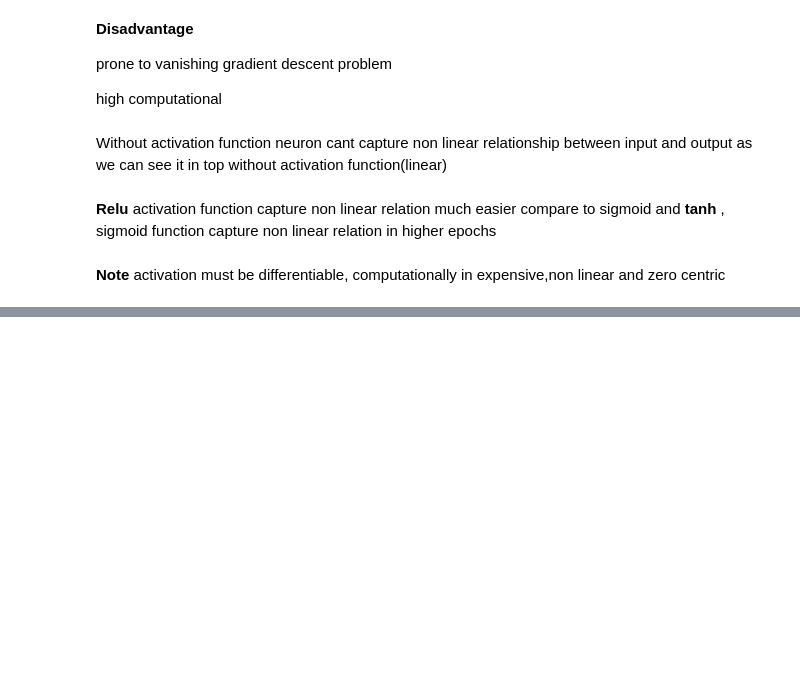
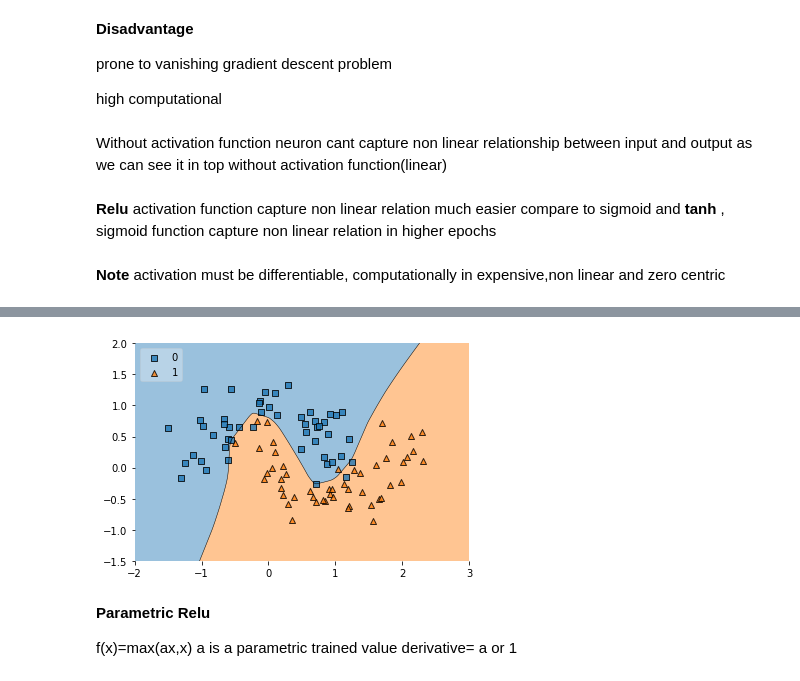
Before and after one commit to DeepakRautella/google_collab, a Jupyter notebook: Activation_Function.ipynb, the cells around one changed output, grey strips where cells are left out. Drawn from its saved outputs; the diff is of its cells as text; code cells hidden in the pictures; blank space fills up the shorter version.

```diff
--- a/Activation_Function.ipynb
+++ b/Activation_Function.ipynb
@@ -283,0 +308,6 @@ if more then 50% neuron became dead---network accuracy low--cant converge patter
+# %%
+model5 = Sequential()
+model5.add(Dense(128,input_dim=2, activation="LeakyReLU"))
+model5.add(Dense(128,activation="LeakyReLU"))
+model5.add(Dense(1,activation='sigmoid'))
+model5.summary()
@@ -283,0 +330,10 @@ if more then 50% neuron became dead---network accuracy low--cant converge patter
+# %%
+adam = Adam(learning_rate=0.01)
+model5.compile(loss='binary_crossentropy', optimizer=adam, metrics=['accuracy'])
+history5 = model5.fit(X, y, epochs=100, validation_split = 0.2,verbose=0)
+# %%
+plot_decision_regions(X, y.astype('int'), clf=model5, legend=2)
+plt.xlim(-2,3)
+plt.ylim(-1.5,2)
+plt.show()
+# %% [output]
@@ -283,0 +341,7 @@ if more then 50% neuron became dead---network accuracy low--cant converge patter
+[figure, added]
+# %% [markdown]
+**Parametric Relu**
+
+f(x)=max(ax,x)
+a is a parametric trained value
+derivative= a or 1
```
Also changed, not shown: parts of 27 cells of this notebook.
